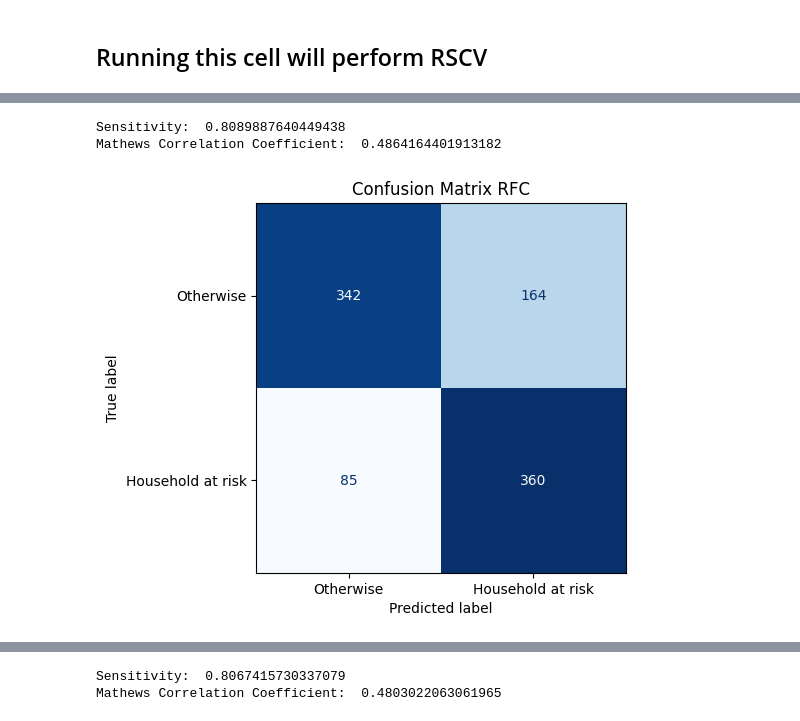
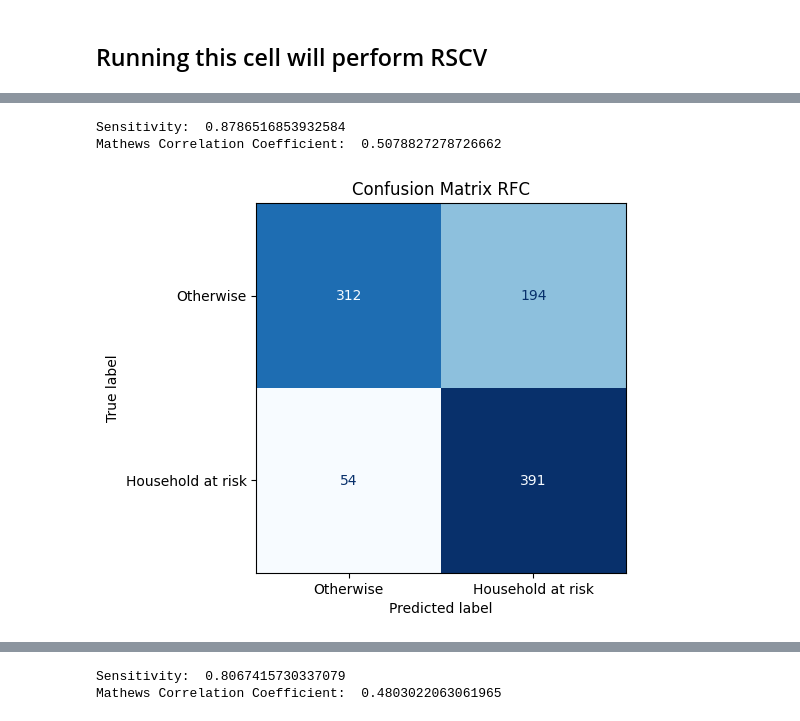
Before and after one commit to renatoquiliche/PaperCienciaDados-PunoPeru, a Jupyter notebook: Python Code/RFC_final.ipynb, the cells around one changed output, grey strips where cells are left out. Saved outputs shown, nothing was run; the diff lists cells and outputs as text; code cells hidden in the pictures.

```diff
--- a/Python Code/RFC_final.ipynb
+++ b/Python Code/RFC_final.ipynb
@@ -121,16 +121,16 @@ Training time:  50.93174648284912  seconds
 # %%
 from sklearn.metrics import confusion_matrix, ConfusionMatrixDisplay
 import matplotlib.pyplot as plt
 
-predictions = RFC_results1.best_estimator_.predict(x_test)
+predictions = (RFC_results1.best_estimator_.predict_proba(x_test)[:,1] >= 0.4).astype(bool)
 cm = confusion_matrix(y_test, predictions, labels=RFC_results1.best_estimator_.classes_)
 disp = ConfusionMatrixDisplay(confusion_matrix=cm, display_labels=["Otherwise", "Household at risk"])
 disp.plot(cmap='Blues', colorbar=False)
 plt.title('Confusion Matrix RFC')
 
 print('Sensitivity: ', sensitivity(y_test, predictions))
 print('Mathews Correlation Coefficient: ', matthews_corrcoef(y_test, predictions))
 # %% [output]
-Sensitivity:  0.8089887640449438
-Mathews Correlation Coefficient:  0.4864164401913182
+Sensitivity:  0.8786516853932584
+Mathews Correlation Coefficient:  0.5078827278726662
-[figure, old version]
+[figure, new version]
```
Also changed, not shown: parts of 8 cells of this notebook, 4 other files.
